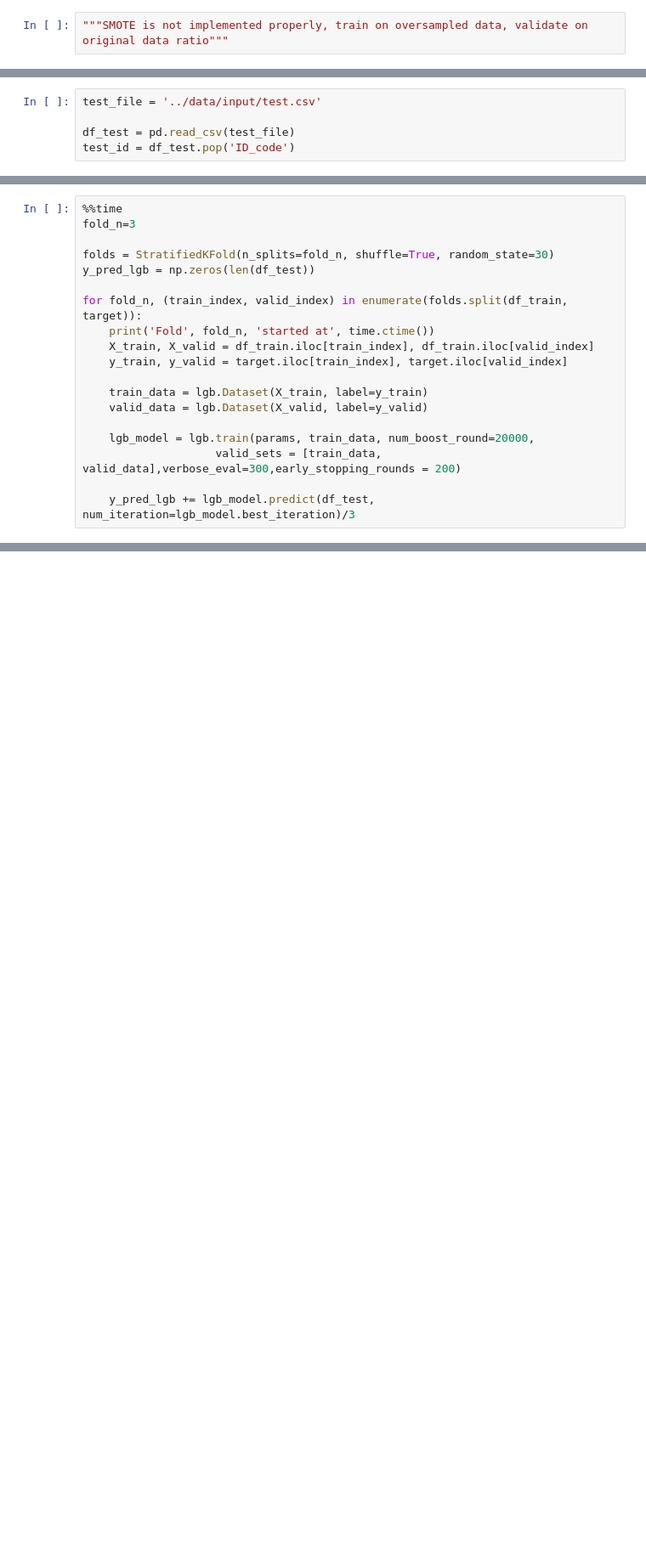
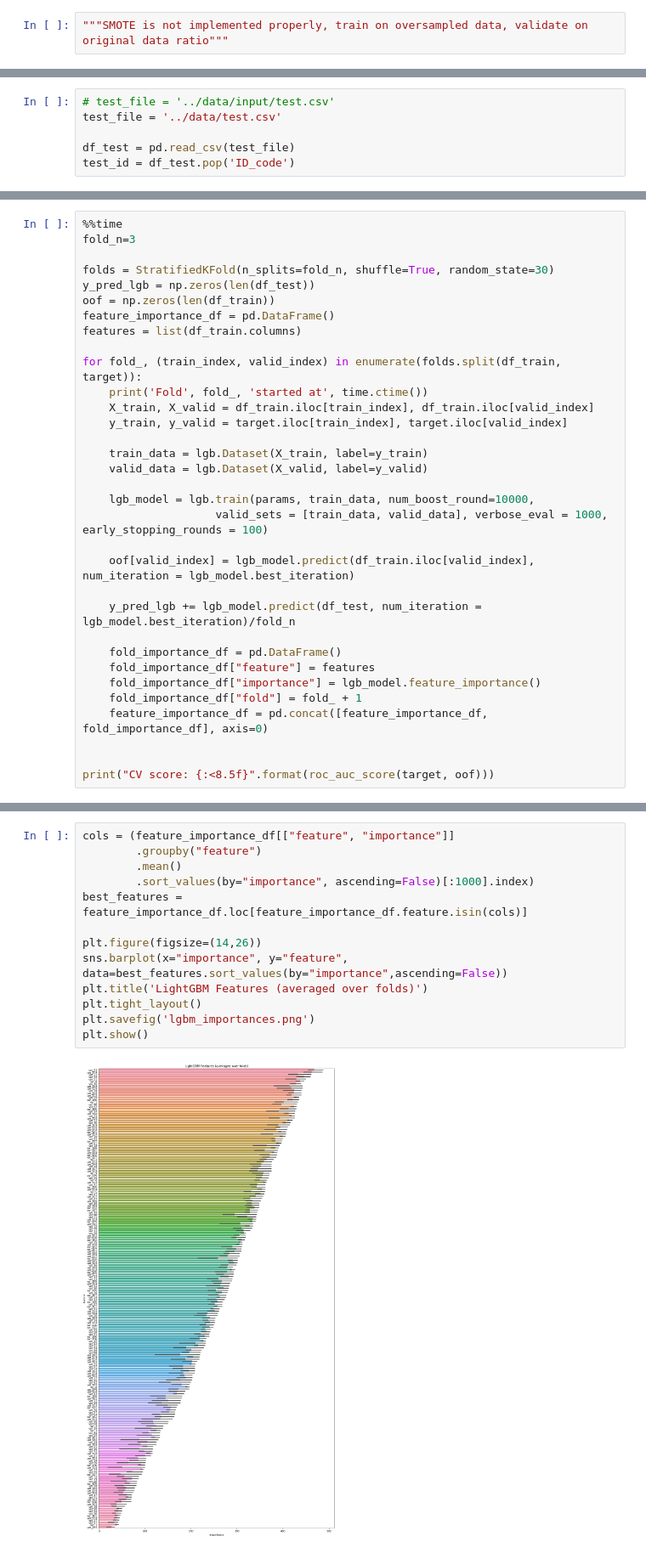
Before and after one commit to OnkarDeshpande/kaggle_santander, a Jupyter notebook: code/2001_lgbm_model.ipynb, the cells around one changed output, grey strips where cells are left out. Shown at 85% size. Drawn from its saved outputs; the diff is of its cells as text; blank space fills up the shorter version.

```diff
--- a/code/2001_lgbm_model.ipynb
+++ b/code/2001_lgbm_model.ipynb
@@ -35,5 +38,6 @@ df_train.head()
 # %%
-test_file = '../data/input/test.csv'
+# test_file = '../data/input/test.csv'
+test_file = '../data/test.csv'
 
 df_test = pd.read_csv(test_file)
 test_id = df_test.pop('ID_code')
@@ -64,17 +68,31 @@ fold_n=3
 
 folds = StratifiedKFold(n_splits=fold_n, shuffle=True, random_state=30)
 y_pred_lgb = np.zeros(len(df_test))
+oof = np.zeros(len(df_train))
+feature_importance_df = pd.DataFrame()
+features = list(df_train.columns)
 
-for fold_n, (train_index, valid_index) in enumerate(folds.split(df_train, target)):
-    print('Fold', fold_n, 'started at', time.ctime())
+for fold_, (train_index, valid_index) in enumerate(folds.split(df_train, target)):
+    print('Fold', fold_, 'started at', time.ctime())
     X_train, X_valid = df_train.iloc[train_index], df_train.iloc[valid_index]
     y_train, y_valid = target.iloc[train_index], target.iloc[valid_index]
 
     train_data = lgb.Dataset(X_train, label=y_train)
     valid_data = lgb.Dataset(X_valid, label=y_valid)
 
-    lgb_model = lgb.train(params, train_data, num_boost_round=20000,
-                    valid_sets = [train_data, valid_data],verbose_eval=300,early_stopping_rounds = 200)
+    lgb_model = lgb.train(params, train_data, num_boost_round=10000,
+                    valid_sets = [train_data, valid_data], verbose_eval = 1000, early_stopping_rounds = 100)
 
-    y_pred_lgb += lgb_model.predict(df_test, num_iteration=lgb_model.best_iteration)/3
+    oof[valid_index] = lgb_model.predict(df_train.iloc[valid_index], num_iteration = lgb_model.best_iteration)
+
+    y_pred_lgb += lgb_model.predict(df_test, num_iteration = lgb_model.best_iteration)/fold_n
+
+    fold_importance_df = pd.DataFrame()
+    fold_importance_df["feature"] = features
+    fold_importance_df["importance"] = lgb_model.feature_importance()
+    fold_importance_df["fold"] = fold_ + 1
+    feature_importance_df = pd.concat([feature_importance_df, fold_importance_df], axis=0)
+
+
+print("CV score: {:<8.5f}".format(roc_auc_score(target, oof)))
 # %% [output]
@@ -103,0 +106,15 @@ submission_lgb_smote_2.to_csv('../results/submission_lgb_smote.csv', index=False
+# %%
+cols = (feature_importance_df[["feature", "importance"]]
+        .groupby("feature")
+        .mean()
+        .sort_values(by="importance", ascending=False)[:1000].index)
+best_features = feature_importance_df.loc[feature_importance_df.feature.isin(cols)]
+
+plt.figure(figsize=(14,26))
+sns.barplot(x="importance", y="feature", data=best_features.sort_values(by="importance",ascending=False))
+plt.title('LightGBM Features (averaged over folds)')
+plt.tight_layout()
+plt.savefig('lgbm_importances.png')
+plt.show()
+# %% [output]
+[figure, added]
```
Also changed, not shown: parts of 7 cells of this notebook, 16 other files.
